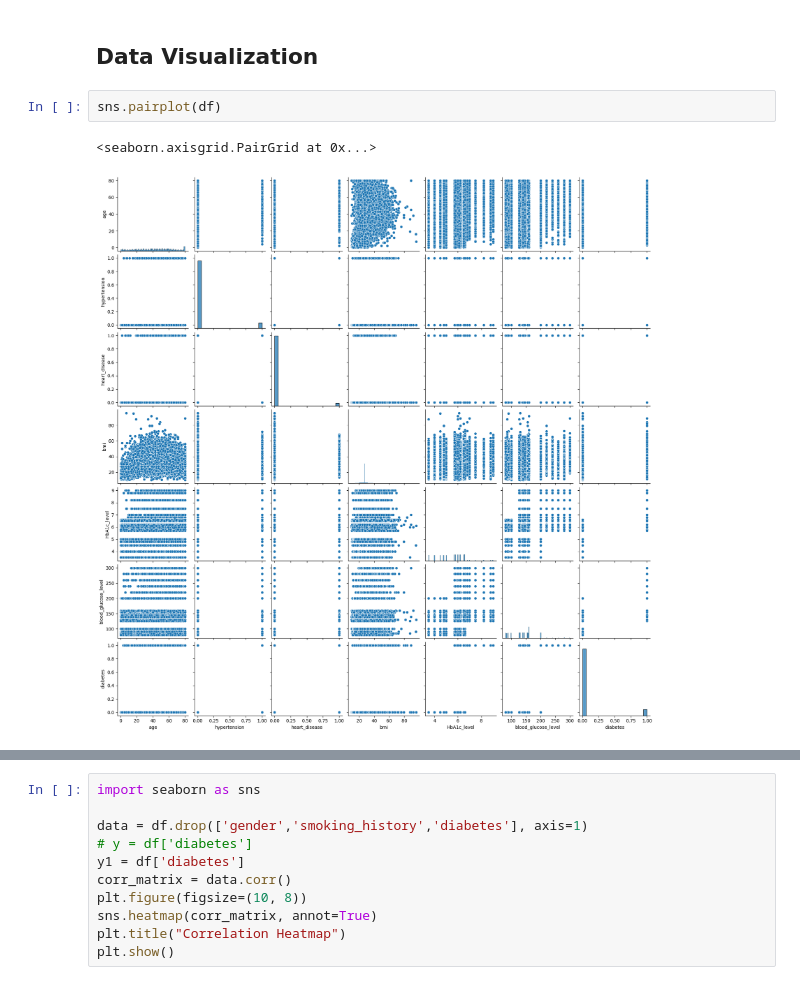
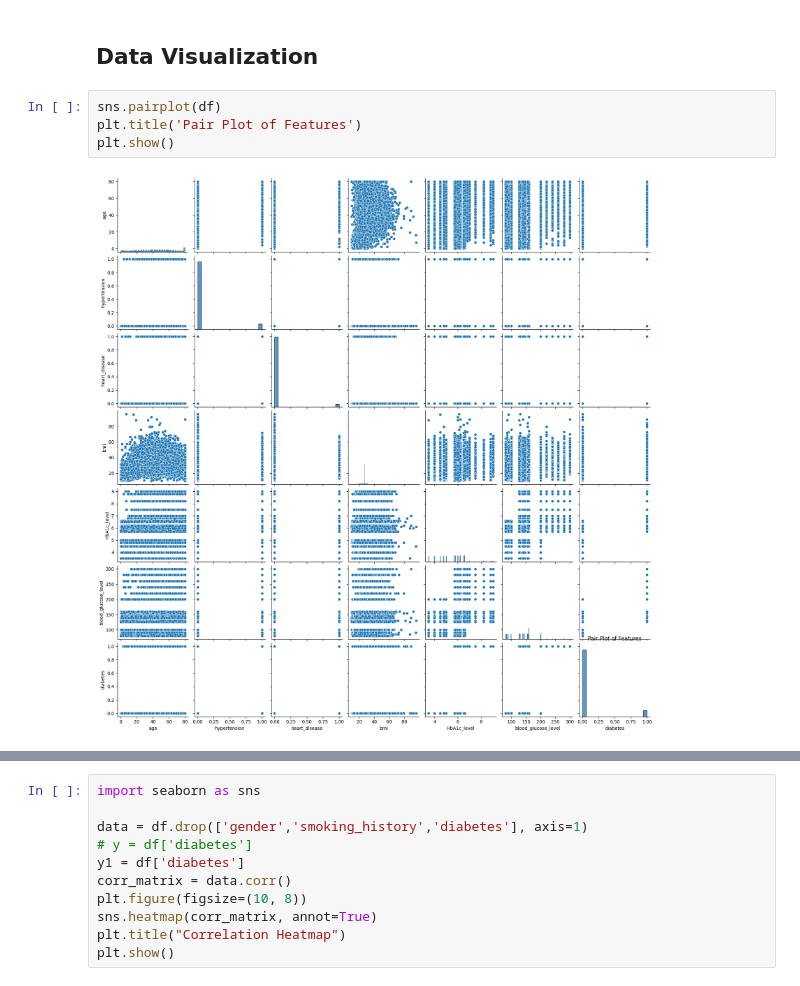
Before and after one commit to mayurd8862/Diabetes_Prediction_using_Logistic_Regression_from_scratch, a Jupyter notebook: new.ipynb, the cells around one changed output, grey strips where cells are left out. Saved outputs shown, nothing was run; the diff lists cells and outputs as text.

```diff
--- a/new.ipynb
+++ b/new.ipynb
@@ -71,8 +71,9 @@ dtypes: float64(3), int64(4), object(2)
 memory usage: 6.9+ MB
 # %% [markdown]
 ## Data Visualization
-# %%
-sns.pairplot(df)
-# %% [output]
-<seaborn.axisgrid.PairGrid at 0x...>
-[figure, removed]
+# %%
+sns.pairplot(df)
+plt.title('Pair Plot of Features')
+plt.show()
+# %% [output]
+[figure, added]
```
Also changed, not shown: parts of 14 cells of this notebook, 1 other file.
